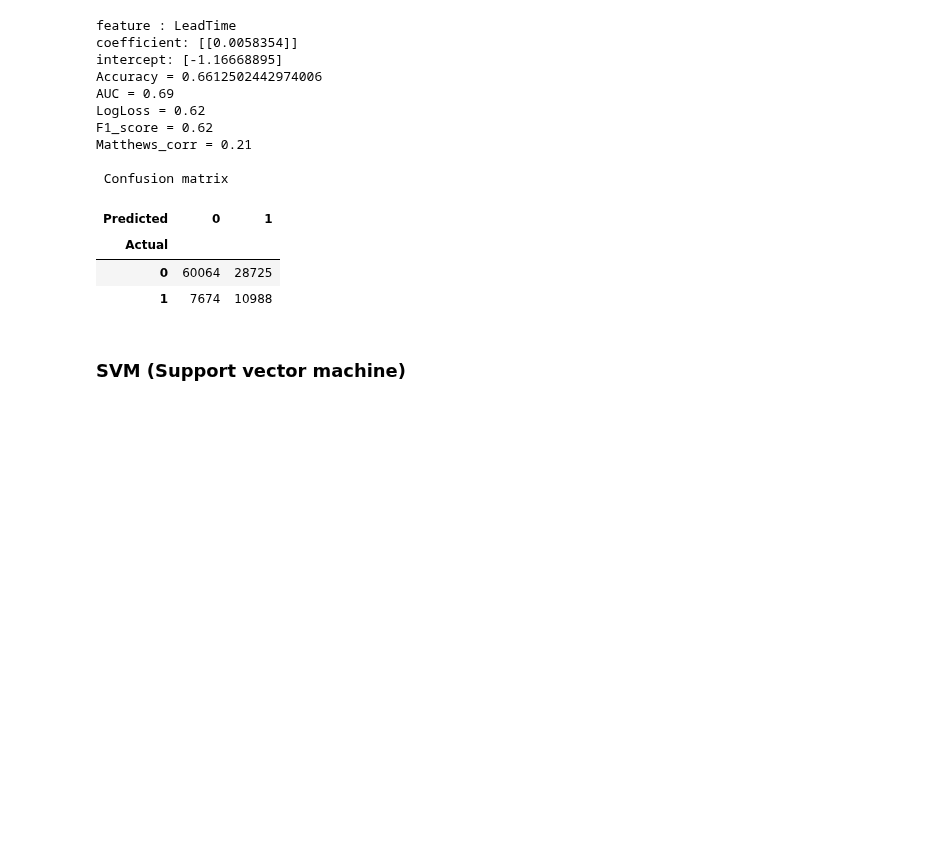
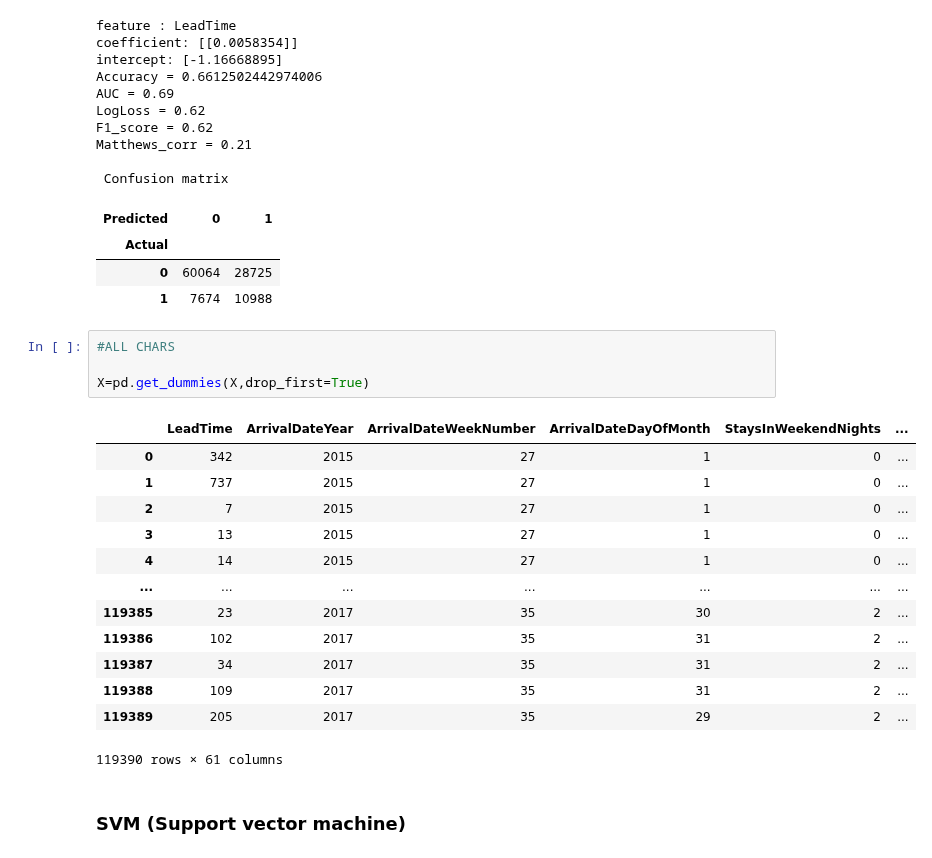
Before and after one commit to alejandromanas/GoogleColab_public, a Jupyter notebook: bookings/code/bookings.ipynb, the cells around one changed output. Cells and saved outputs as stored; diff of their text form; blank space fills up the shorter version.

```diff
--- a/bookings/code/bookings.ipynb
+++ b/bookings/code/bookings.ipynb
@@ -306,6 +314,24 @@ Matthews_corr = 0.21
 | Actual |  |  |
 | 0 | 60064 | 28725 |
 | 1 | 7674 | 10988 |
+# %%
+#ALL CHARS
+
+X=pd.get_dummies(X,drop_first=True)
+# %% [output]
+|  | LeadTime | ArrivalDateYear | ArrivalDateWeekNumber | ArrivalDateDayOfMonth | StaysInWeekendNights | ... |
+| 0 | 342 | 2015 | 27 | 1 | 0 | ... |
+| 1 | 737 | 2015 | 27 | 1 | 0 | ... |
+| 2 | 7 | 2015 | 27 | 1 | 0 | ... |
+| 3 | 13 | 2015 | 27 | 1 | 0 | ... |
+| 4 | 14 | 2015 | 27 | 1 | 0 | ... |
+| ... | ... | ... | ... | ... | ... | ... |
+| 119385 | 23 | 2017 | 35 | 30 | 2 | ... |
+| 119386 | 102 | 2017 | 35 | 31 | 2 | ... |
+| 119387 | 34 | 2017 | 35 | 31 | 2 | ... |
+| 119388 | 109 | 2017 | 35 | 31 | 2 | ... |
+| 119389 | 205 | 2017 | 35 | 29 | 2 | ... |
+119390 rows × 61 columns
 # %% [markdown]
 ### SVM (Support vector machine)
 # %% [markdown]
```
Also changed, not shown: parts of 5 cells of this notebook.
